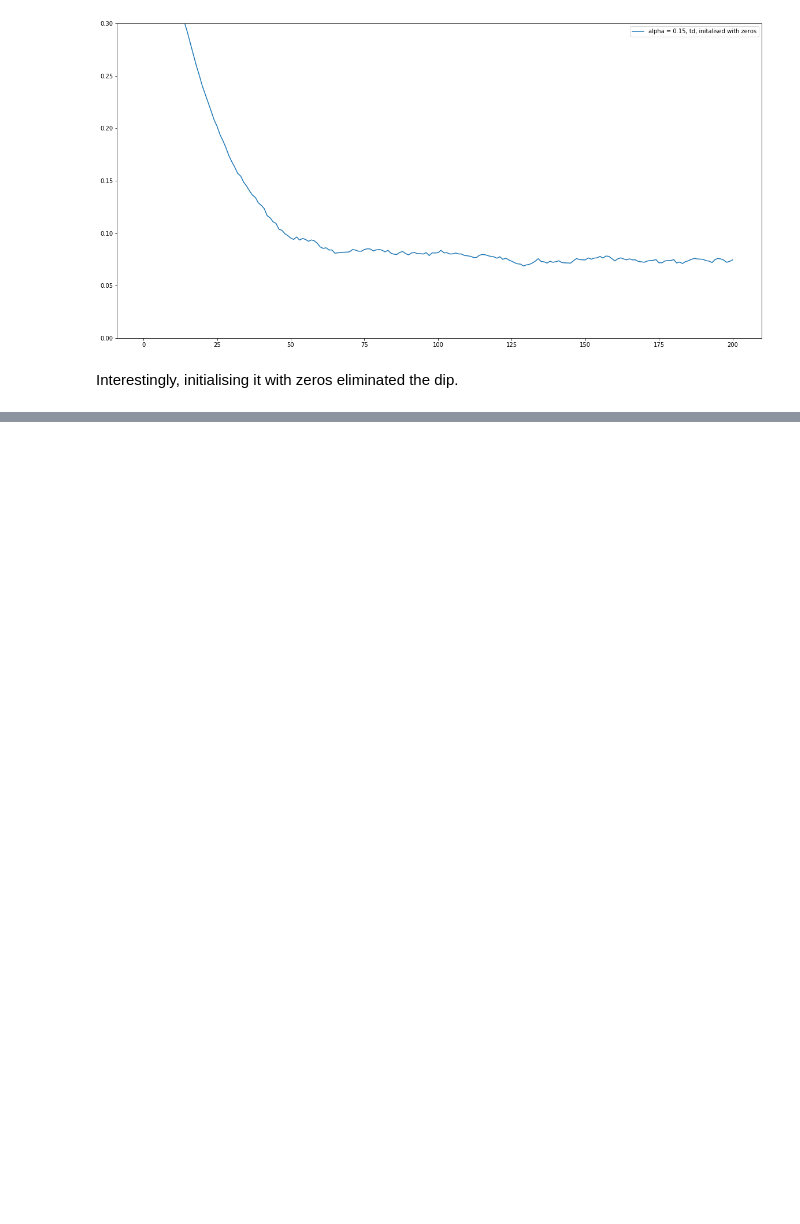
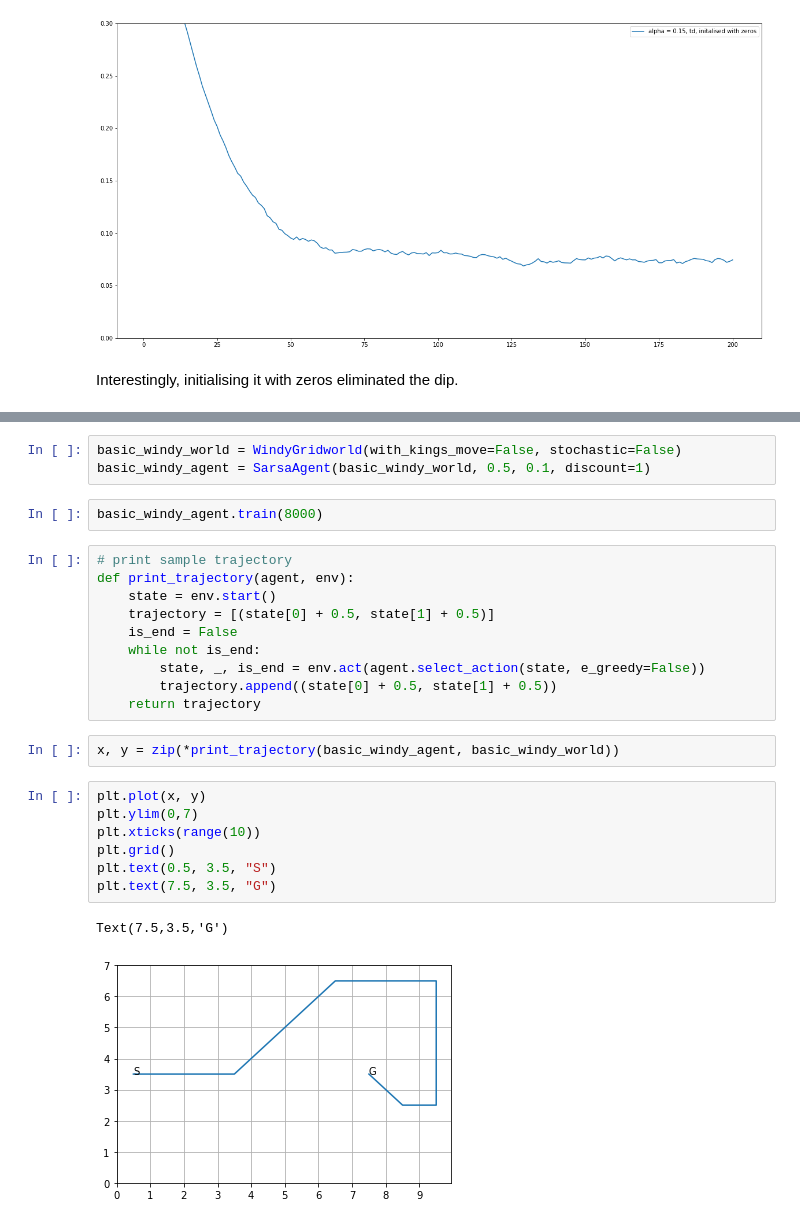
Before and after one commit to kai32/ReinforcementLearning, a Jupyter notebook: Chapter 6.ipynb, the cells around one changed output, grey strips where cells are left out. Cells and saved outputs as stored; diff of their text form; blank space fills up the shorter version.

```diff
--- a/Chapter 6.ipynb
+++ b/Chapter 6.ipynb
@@ -331,0 +437,27 @@ Interestingly, initialising it with zeros eliminated the dip.
+# %%
+basic_windy_world = WindyGridworld(with_kings_move=False, stochastic=False)
+basic_windy_agent = SarsaAgent(basic_windy_world, 0.5, 0.1, discount=1)
+# %%
+basic_windy_agent.train(8000)
+# %%
+# print sample trajectory
+def print_trajectory(agent, env):
+    state = env.start()
+    trajectory = [(state[0] + 0.5, state[1] + 0.5)]
+    is_end = False
+    while not is_end:
+        state, _, is_end = env.act(agent.select_action(state, e_greedy=False))
+        trajectory.append((state[0] + 0.5, state[1] + 0.5))
+    return trajectory
+# %%
+x, y = zip(*print_trajectory(basic_windy_agent, basic_windy_world))
+# %%
+plt.plot(x, y)
+plt.ylim(0,7)
+plt.xticks(range(10))
+plt.grid()
+plt.text(0.5, 3.5, "S")
+plt.text(7.5, 3.5, "G")
+# %% [output]
+Text(7.5,3.5,'G')
+[figure, added]
```
Also changed, not shown: parts of 28 cells of this notebook, 1 other file.
